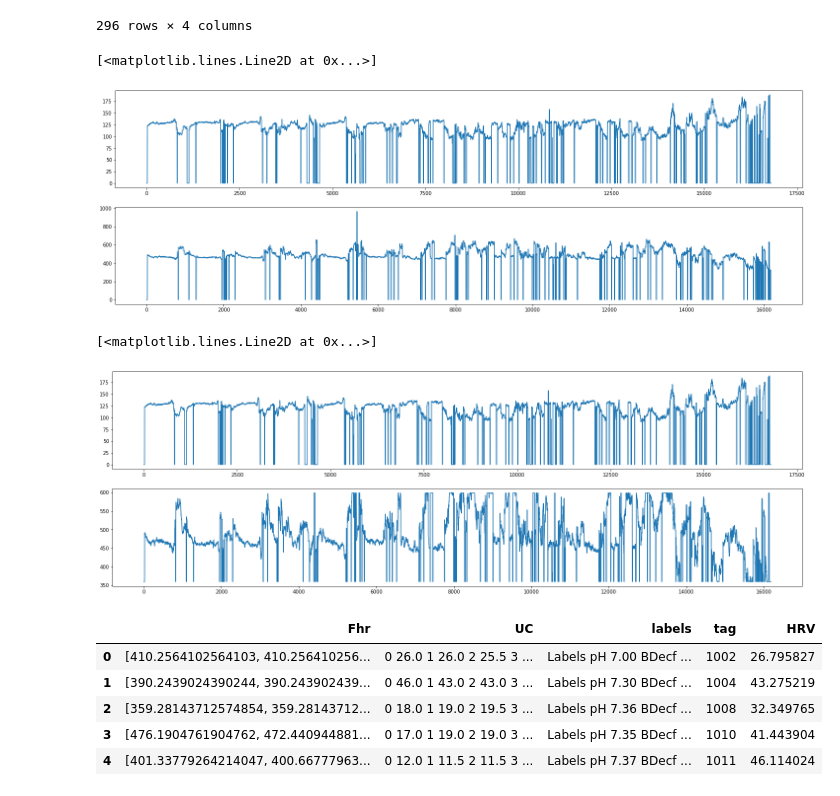
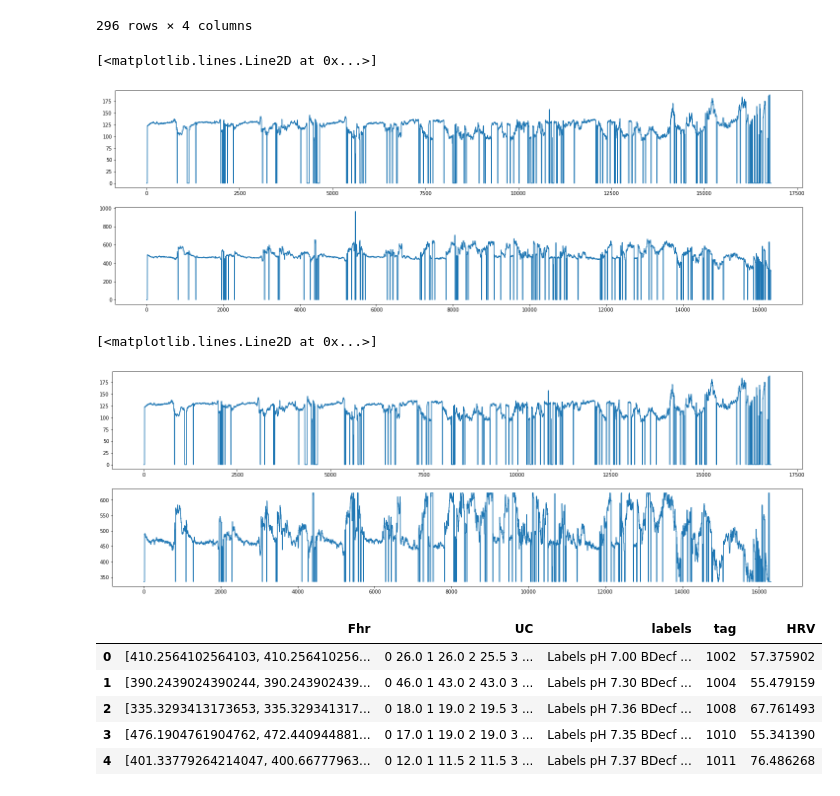
Before and after one commit to igeor/Cardiotocographic-Signal-Classification-based-on-Heart-Rate-Variability, a Jupyter notebook: analysis.ipynb, the cells around one changed output. Drawn from its saved outputs; the diff is of its cells as text; code cells hidden in the pictures.

```diff
--- a/analysis.ipynb
+++ b/analysis.ipynb
@@ -133,8 +133,8 @@ def drop_casarean(df):
             cesarean_records.append(i)
     df = df.drop(cesarean_records)
     return df
-data_frame = drop_casarean(data_frame)
-data_frame
+data_frame_init = drop_casarean(data_frame)
+data_frame_init
 # %% [output]
 |  | Fhr | UC | labels | tag |
 | 0 | 0 150.50 1 150.50 2 151.0... | 0 7.0 1 8.5 2 8.5 3 ... | Labels pH 7.14 BDecf ... | 1001 |
@@ -182,9 +182,13 @@ def drop_noisy_records(df, thresh=0.2):
 # %%
 def reset_index(data_frame):
     return data_frame.reset_index().drop('index', axis=1)
+# %%
+SEGMENT_SIZE = 25
+NOISY_THRESH = 0.2
+NOISE_RETRV_THRESH = 0.30
 # %%
 get_zero_stats(data_frame)
-data_frame = drop_noisy_records(data_frame)
+data_frame = drop_noisy_records(data_frame_init,thresh=NOISY_THRESH)
 get_zero_stats(data_frame)
 data_frame = reset_index(data_frame)
 data_frame
@@ -205,16 +209,16 @@ data_frame
 | 295 | 0 146.75 1 146.75 2 147.2... | 0 19.0 1 23.0 2 28.0 3 ... | Labels pH 7.12 BDecf ... | 1506 |
 296 rows × 4 columns
 # %%
-def drop_zero_segments(df_input):
+def drop_zero_segments(df_input, segment_size = 20):
     df = df_input.copy()
-    zeros = [0 for j in range(20)]
+    zeros = [0 for j in range(segment_size)]
 
     for row_i , fhr in df_input['Fhr'].iteritems():
         fhr_list_out = list() # set an empty list
         fhr_list = list(fhr) # get fhr of record row_i as list
         i = 0
-        while(i < len(fhr_list) - 20): # iterate over fhr_list
-            if(fhr_list[i:i+20] != zeros):
+        while(i < len(fhr_list) - segment_size): # iterate over fhr_list
+            if(fhr_list[i:i+segment_size] != zeros):
                 fhr_list_out.append(fhr_list[i]);
                 i += 1
             else:
@@ -222,7 +226,7 @@ def drop_zero_segments(df_input):
         df.at[row_i, 'Fhr'] = fhr_list_out
 
     return df
-df2 = drop_zero_segments(data_frame)
+df2 = drop_zero_segments(data_frame, segment_size=SEGMENT_SIZE)
 # %%
 df2
 # %% [output]
@@ -281,26 +285,26 @@ ax[0].plot(data_frame.iloc[2]['Fhr'])
 ax[1].plot(df3.iloc[2]['Fhr'])
 # %% [output]
 [<matplotlib.lines.Line2D at 0x...>]
-[figure, old version]
+[figure, new version]
 # %%
 def noise_retrieval(df_input, thres = 0.25):
     df = df_input.copy()
     for row_i , fhr in df['Fhr'].iteritems():
         fhr = pd.Series(fhr)
         median = fhr[fhr > 1].median()
         fhr = fhr.mask(fhr > median + median * thres, median + median * thres)
         fhr = fhr.mask(fhr < median - median * thres, median - median * thres)
         df.at[row_i,'Fhr'] = list(fhr)
     return df
-df4 = noise_retrieval(df3)
+df4 = noise_retrieval(df3, thres=NOISE_RETRV_THRESH)
 df4.head()
 
 fig,ax = plt.subplots(2,1, figsize=(25,8))
 ax[0].plot(data_frame.iloc[2]['Fhr'])
 ax[1].plot(df4.iloc[2]['Fhr'])
 # %% [output]
 [<matplotlib.lines.Line2D at 0x...>]
-[figure, old version]
+[figure, new version]
 # %%
 
 def compute_hrv(df_input):
@@ -314,11 +318,11 @@ df5 = compute_hrv(df4)
 df5.head()
 # %% [output]
 |  | Fhr | UC | labels | tag | HRV |
-| 0 | [410.2564102564103, 410.256410256... | 0 26.0 1 26.0 2 25.5 3 ... | Labels pH 7.00 BDecf ... | 1002 | 26.795827 |
-| 1 | [390.2439024390244, 390.243902439... | 0 46.0 1 43.0 2 43.0 3 ... | Labels pH 7.30 BDecf ... | 1004 | 43.275219 |
-| 2 | [359.28143712574854, 359.28143712... | 0 18.0 1 19.0 2 19.5 3 ... | Labels pH 7.36 BDecf ... | 1008 | 32.349765 |
-| 3 | [476.1904761904762, 472.440944881... | 0 17.0 1 19.0 2 19.0 3 ... | Labels pH 7.35 BDecf ... | 1010 | 41.443904 |
-| 4 | [401.33779264214047, 400.66777963... | 0 12.0 1 11.5 2 11.5 3 ... | Labels pH 7.37 BDecf ... | 1011 | 46.114024 |
+| 0 | [410.2564102564103, 410.256410256... | 0 26.0 1 26.0 2 25.5 3 ... | Labels pH 7.00 BDecf ... | 1002 | 57.375902 |
+| 1 | [390.2439024390244, 390.243902439... | 0 46.0 1 43.0 2 43.0 3 ... | Labels pH 7.30 BDecf ... | 1004 | 55.479159 |
+| 2 | [335.3293413173653, 335.329341317... | 0 18.0 1 19.0 2 19.5 3 ... | Labels pH 7.36 BDecf ... | 1008 | 67.761493 |
+| 3 | [476.1904761904762, 472.440944881... | 0 17.0 1 19.0 2 19.0 3 ... | Labels pH 7.35 BDecf ... | 1010 | 55.341390 |
+| 4 | [401.33779264214047, 400.66777963... | 0 12.0 1 11.5 2 11.5 3 ... | Labels pH 7.37 BDecf ... | 1011 | 76.486268 |
 # %%
 x = [hrv_val for row_i, hrv_val in df5['HRV'].iteritems()]
 y = [hrv_val['pH'] for row_i, hrv_val in df5['labels'].iteritems()]
```
Also changed, not shown: parts of 4 cells of this notebook.
